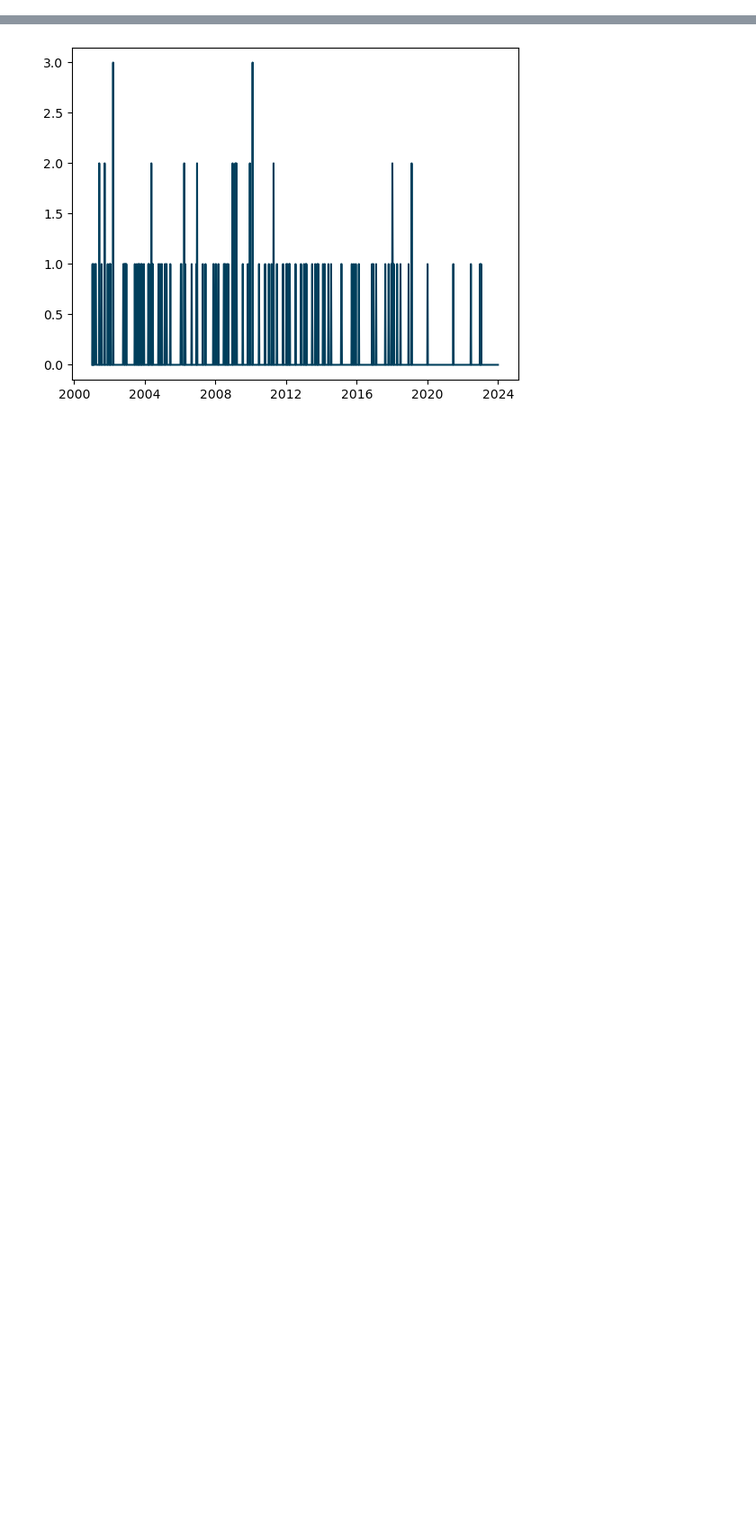
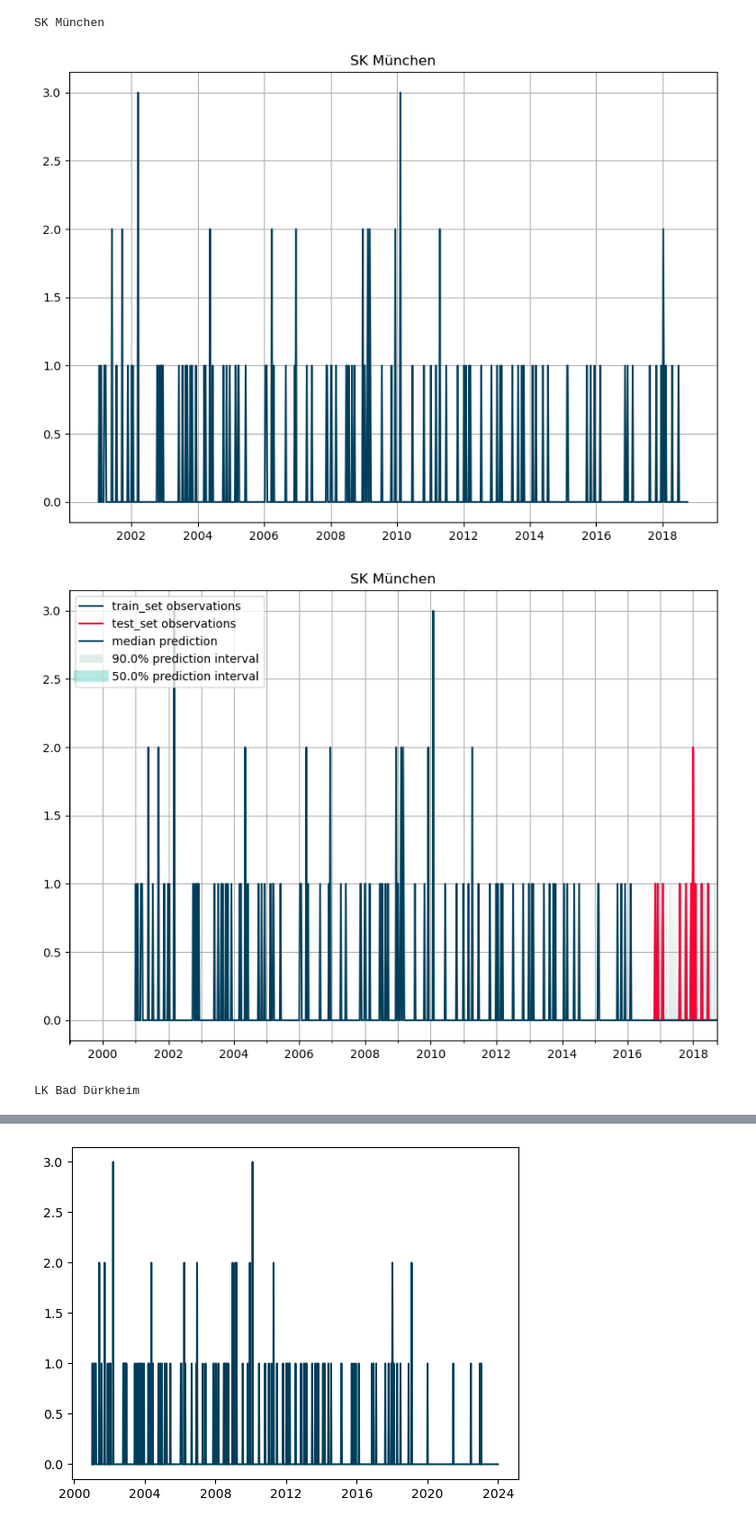
Before and after one commit to Kai-Ref/DeepAR_InfluenzaForecast, a Jupyter notebook: Notebooks/FurtherResearch/MeningococcalDataset.ipynb, the cells around one changed output, grey strips where cells are left out. Shown at 90% size. Saved outputs shown, nothing was run; the diff lists cells and outputs as text; code cells hidden in the pictures; blank space fills up the shorter version.

```diff
--- a/Notebooks/FurtherResearch/MeningococcalDataset.ipynb
+++ b/Notebooks/FurtherResearch/MeningococcalDataset.ipynb
@@ -21,0 +32,19 @@ df = df.set_index('date')
+# %%
+df['date'] = pd.to_datetime(df['date'])
+df = df.set_index('date')
+# create a pd.Index() object as a reference for a correctly spaced index
+correctly_spaced_index = pd.date_range(start=config.train_start_time,
+                                       end=config.test_end_time,
+                                       freq=config.parameters["freq"])
+
+# create a df out of this index
+correctly_spaced_location_df = pd.DataFrame(index=correctly_spaced_index)
+correctly_spaced_df = pd.DataFrame()
+location_list = df.loc[:, 'location'].unique()
+# iterate through locations and join them on the correctly spaced df
+# lastly concat them to a uniform df that contains all locations
+for location in location_list:
+    temporary_df = correctly_spaced_location_df.join(df.loc[df.location == location])
+    temporary_df['location'] = temporary_df['location'].fillna(location)
+    temporary_df['age_group'] = temporary_df['age_group'].fillna("00+")
+    correctly_spaced_df = pd.concat([correctly_spaced_df, temporary_df])
@@ -21,0 +102,39 @@ df = df.set_index('date')
+# %%
+def plot_prob_forecasts(config, ts_entry, forecast_entry, test_data, title=""):
+    plot_length = 104
+    prediction_intervals = (50.0, 90.0)
+    legend = ["train_set observations", "test_set observations", "median prediction"] \
+             + [f"{k}% prediction interval" for k in prediction_intervals][::-1]
+
+    fig, ax = plt.subplots(1, 1, figsize=(10, 7))
+    to_pandas(test_data).to_timestamp().plot(color=config.colors[0])
+    ts_entry[-plot_length:].plot(ax=ax, color=config.colors[1])  # plot the time series
+    plot_forecast_entry(config, forecast_entry, show_mean=False,ax=plt, prediction_intervals=(50.0, 90.0), meancolor=config.colors[1], mediancolor=config.colors[0], fillcolor=config.colors[4])
+    plt.grid(which="both")
+    plt.title(title)
+    plt.legend(legend, loc="upper left")
+    plt.show()
+
+locations = [location for location in gluonts_df.loc[:, 'location'].unique()]
+selected_regions = ["SK München", "LK Bad Dürkheim"]
+for k in [locations.index(location) for location in selected_regions]:
+    ts_entry = tss[k]
+    forecast_entry = forecasts[k]
+    print(locations[k])
+    fig, ax = plt.subplots(1, 1, figsize=(10, 7))
+    plt.title(f'{locations[k]}')
+    # Plot the true values once seperately
+    plt.plot((gluonts_df.loc[(gluonts_df['location'] == str(locations[k])) &
+                     (gluonts_df.index <= config.test_end_time) &
+                     (gluonts_df.index >= config.train_start_time)].index),
+             gluonts_df.loc[(gluonts_df['location'] == str(locations[k])) &
+                    (gluonts_df.index <= config.test_end_time) &
+                    (gluonts_df.index >= config.train_start_time),'value'], c=config.colors[0])
+    plt.grid(which="both")
+    plt.show()
+    plot_prob_forecasts(config, ts_entry, forecast_entry, test_data[k], title=f'{locations[k]}')
+# %% [output]
+SK München
+[figure, added]
+[figure, added]
+LK Bad Dürkheim
```
Also changed, not shown: parts of 11 cells of this notebook, 1 other file.
